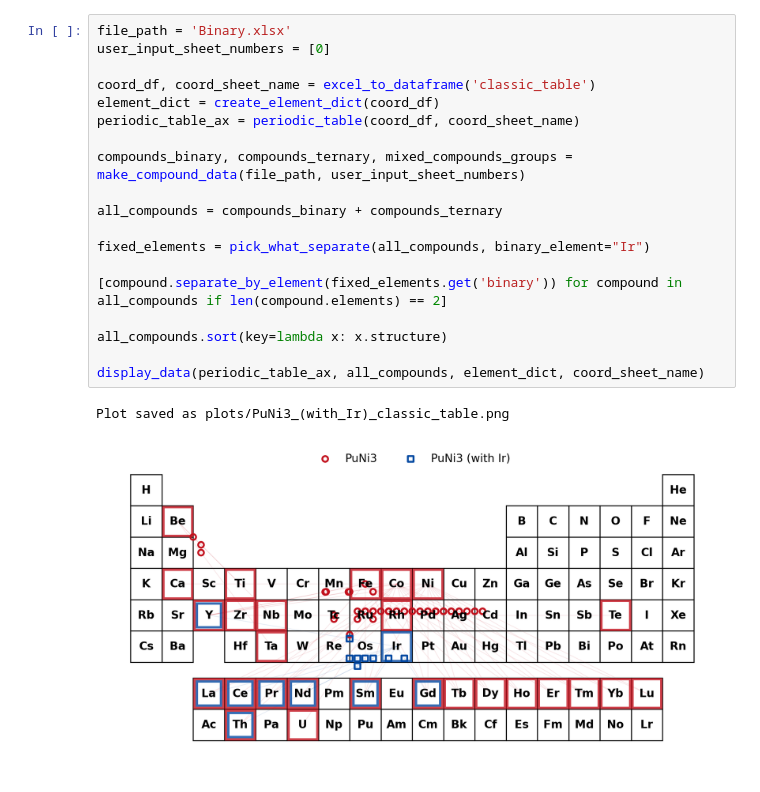
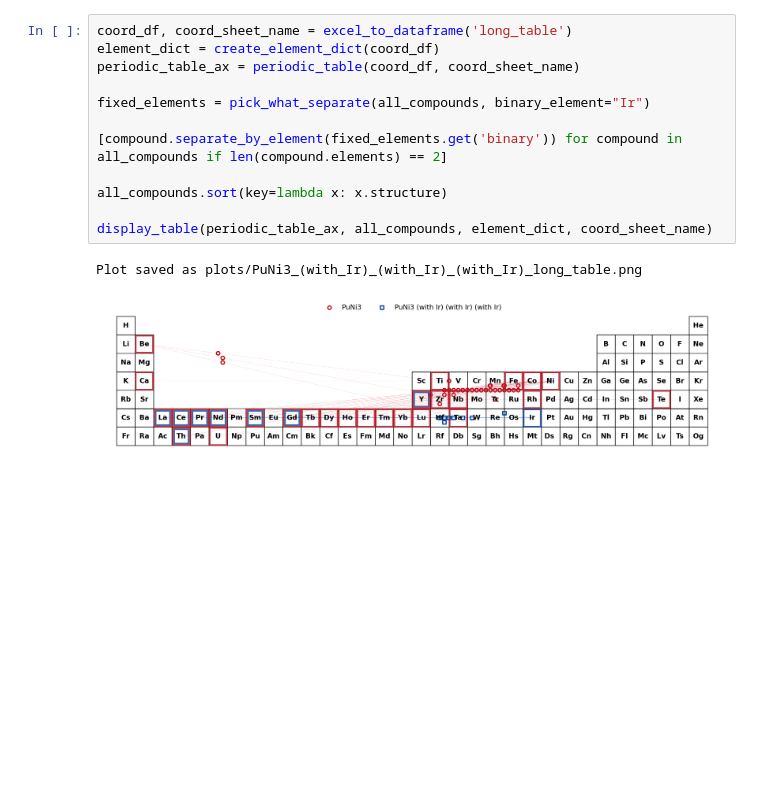
Before and after one commit to dshirya/structure-type-explorer, a Jupyter notebook: main.ipynb, the cells around one changed output. Drawn from its saved outputs; the diff is of its cells as text; blank space fills up the shorter version.

```diff
--- a/main.ipynb
+++ b/main.ipynb
@@ -29,23 +52,16 @@ Plot saved as plots/PuNi3_(with_Ir)_PCA_plot_1.png
 # %%
-file_path = 'Binary.xlsx'
-user_input_sheet_numbers = [0]
-
-coord_df, coord_sheet_name = excel_to_dataframe('classic_table')
+coord_df, coord_sheet_name = excel_to_dataframe('long_table')
 element_dict = create_element_dict(coord_df)
 periodic_table_ax = periodic_table(coord_df, coord_sheet_name)
-
-compounds_binary, compounds_ternary, mixed_compounds_groups = make_compound_data(file_path, user_input_sheet_numbers)
-
-all_compounds = compounds_binary + compounds_ternary
 
 fixed_elements = pick_what_separate(all_compounds, binary_element="Ir")
 
 [compound.separate_by_element(fixed_elements.get('binary')) for compound in all_compounds if len(compound.elements) == 2]
 
 all_compounds.sort(key=lambda x: x.structure)
 
-display_data(periodic_table_ax, all_compounds, element_dict, coord_sheet_name)
+display_table(periodic_table_ax, all_compounds, element_dict, coord_sheet_name)
 # %% [output]
-Plot saved as plots/PuNi3_(with_Ir)_classic_table.png
+Plot saved as plots/PuNi3_(with_Ir)_(with_Ir)_(with_Ir)_long_table.png
-[figure, old version]
+[figure, new version]
 # %%
```
Also changed, not shown: parts of 4 cells of this notebook, 26 other files.
